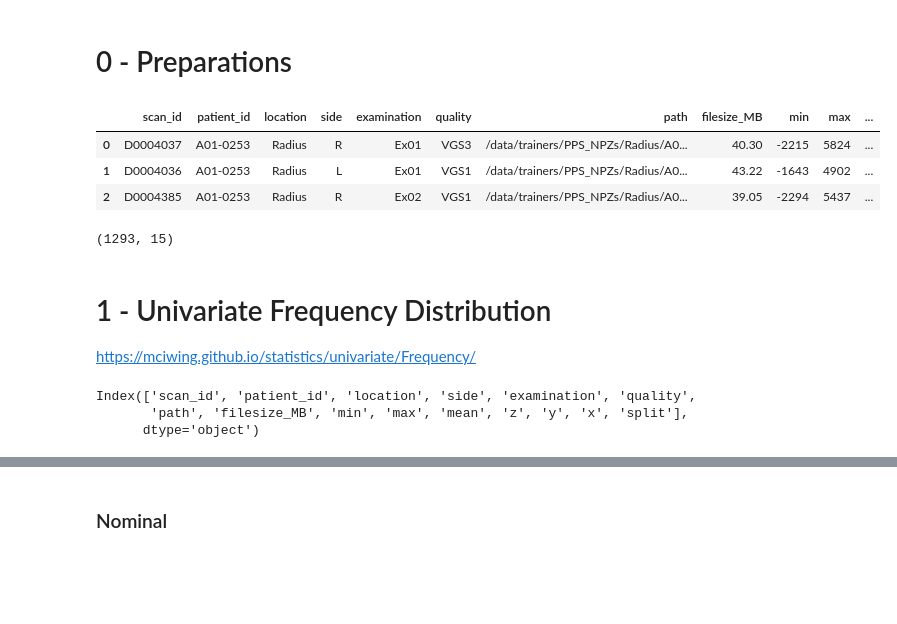
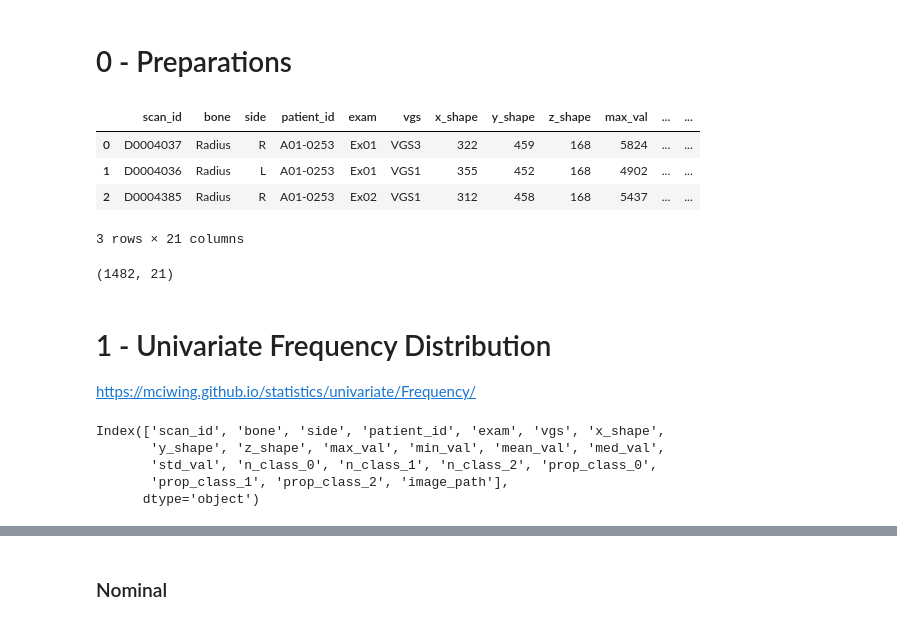
Before and after one commit to ThoAus/WING_Statistics, a Jupyter notebook: 90_project_statistics.ipynb, the cells around one changed output, grey strips where cells are left out. Saved outputs shown, nothing was run; the diff lists cells and outputs as text; code cells hidden in the pictures; blank space fills up the shorter version.

```diff
--- a/90_project_statistics.ipynb
+++ b/90_project_statistics.ipynb
@@ -3,32 +3,38 @@
 # %%
 from pathlib import Path
 import pandas as pd
-
+import numpy as np
 import plotly.express as px
-
+from scipy import stats
 import statistics
 
 # Set the plotly theme
 px.defaults.template = 'simple_white'
+
+# Set the pandas display options
+pd.options.display.float_format = '{:.2f}'.format
 # %%
 # Load the dataset
-data = pd.read_csv('dataset_management/dataset_details_and_split.csv')
+data = pd.read_csv('data/dataset_info_PPS.csv')
 data.head(3)
 # %% [output]
-|  | scan_id | patient_id | location | side | examination | quality | path | filesize_MB | min | max | ... |
-| 0 | D0004037 | A01-0253 | Radius | R | Ex01 | VGS3 | /data/trainers/PPS_NPZs/Radius/A0... | 40.30 | -2215 | 5824 | ... |
-| 1 | D0004036 | A01-0253 | Radius | L | Ex01 | VGS1 | /data/trainers/PPS_NPZs/Radius/A0... | 43.22 | -1643 | 4902 | ... |
-| 2 | D0004385 | A01-0253 | Radius | R | Ex02 | VGS1 | /data/trainers/PPS_NPZs/Radius/A0... | 39.05 | -2294 | 5437 | ... |
+|  | scan_id | bone | side | patient_id | exam | vgs | x_shape | y_shape | z_shape | max_val | ... | ... |
+| 0 | D0004037 | Radius | R | A01-0253 | Ex01 | VGS3 | 322 | 459 | 168 | 5824 | ... | ... |
+| 1 | D0004036 | Radius | L | A01-0253 | Ex01 | VGS1 | 355 | 452 | 168 | 4902 | ... | ... |
+| 2 | D0004385 | Radius | R | A01-0253 | Ex02 | VGS1 | 312 | 458 | 168 | 5437 | ... | ... |
+3 rows × 21 columns
 # %%
 data.shape
 # %% [output]
-(1293, 15)
+(1482, 21)
 # %% [markdown]
 # 1 - Univariate Frequency Distribution
 https://mciwing.github.io/statistics/univariate/Frequency/
 # %%
 data.columns
 # %% [output]
-Index(['scan_id', 'patient_id', 'location', 'side', 'examination', 'quality',
-       'path', 'filesize_MB', 'min', 'max', 'mean', 'z', 'y', 'x', 'split'],
+Index(['scan_id', 'bone', 'side', 'patient_id', 'exam', 'vgs', 'x_shape',
+       'y_shape', 'z_shape', 'max_val', 'min_val', 'mean_val', 'med_val',
+       'std_val', 'n_class_0', 'n_class_1', 'n_class_2', 'prop_class_0',
+       'prop_class_1', 'prop_class_2', 'image_path'],
       dtype='object')
```
Also changed, not shown: parts of 99 cells of this notebook, 2 other files.
